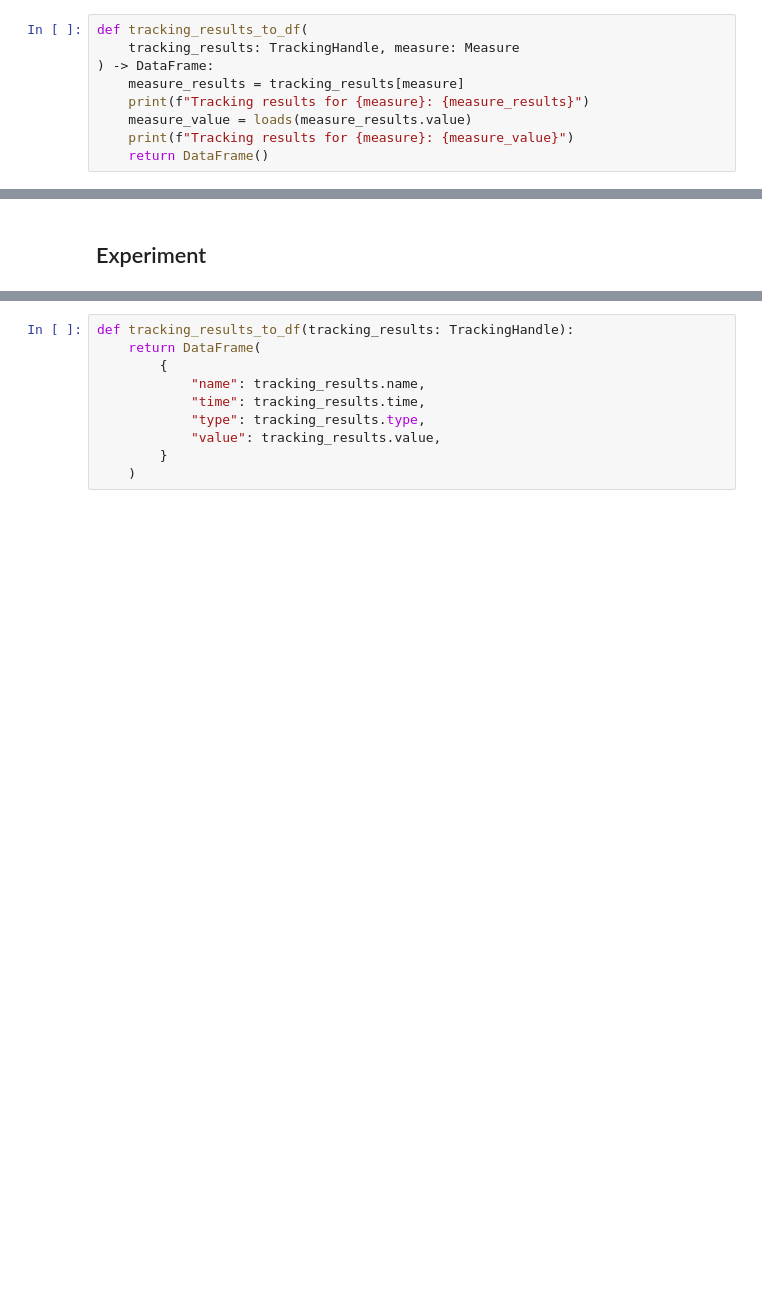
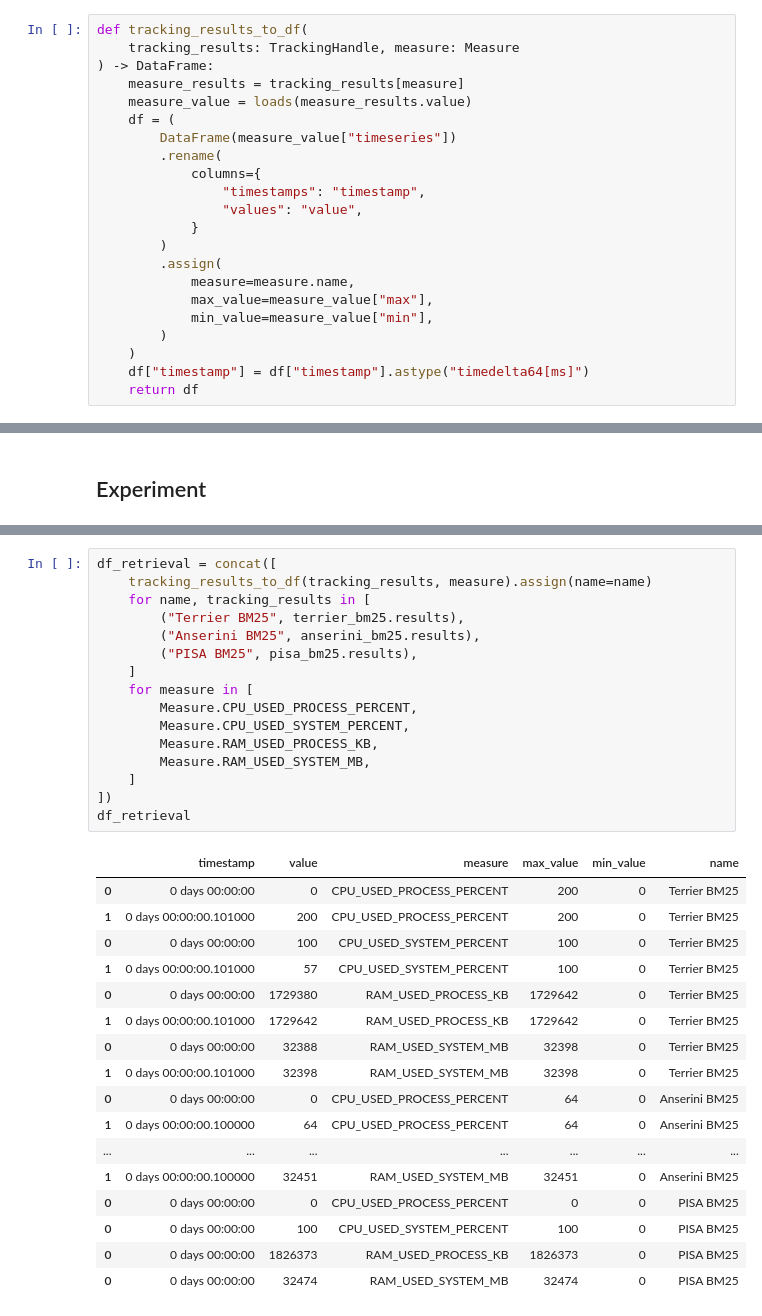
Before and after one commit to tira-io/tirex-tracker, a Jupyter notebook: python/examples/example-terrier-anserini-pisa.ipynb, the cells around one changed output, grey strips where cells are left out. Drawn from its saved outputs; the diff is of its cells as text; blank space fills up the shorter version.

```diff
--- a/python/examples/example-terrier-anserini-pisa.ipynb
+++ b/python/examples/example-terrier-anserini-pisa.ipynb
@@ -81,9 +169,22 @@ def tracking_results_to_df(
     tracking_results: TrackingHandle, measure: Measure
 ) -> DataFrame:
     measure_results = tracking_results[measure]
-    print(f"Tracking results for {measure}: {measure_results}")
     measure_value = loads(measure_results.value)
-    print(f"Tracking results for {measure}: {measure_value}")
-    return DataFrame()
+    df = (
+        DataFrame(measure_value["timeseries"])
+        .rename(
+            columns={
+                "timestamps": "timestamp",
+                "values": "value",
+            }
+        )
+        .assign(
+            measure=measure.name,
+            max_value=measure_value["max"],
+            min_value=measure_value["min"],
+        )
+    )
+    df["timestamp"] = df["timestamp"].astype("timedelta64[ms]")
+    return df
 # %%
 df_indexing = concat([
@@ -131,10 +271,34 @@ results
-# %%
-def tracking_results_to_df(tracking_results: TrackingHandle):
-    return DataFrame(
-        {
-            "name": tracking_results.name,
-            "time": tracking_results.time,
-            "type": tracking_results.type,
-            "value": tracking_results.value,
-        }
-    )
+# %%
+df_retrieval = concat([
+    tracking_results_to_df(tracking_results, measure).assign(name=name)
+    for name, tracking_results in [
+        ("Terrier BM25", terrier_bm25.results),
+        ("Anserini BM25", anserini_bm25.results),
+        ("PISA BM25", pisa_bm25.results),
+    ]
+    for measure in [
+        Measure.CPU_USED_PROCESS_PERCENT,
+        Measure.CPU_USED_SYSTEM_PERCENT,
+        Measure.RAM_USED_PROCESS_KB,
+        Measure.RAM_USED_SYSTEM_MB,
+    ]
+])
+df_retrieval
+# %% [output]
+|  | timestamp | value | measure | max_value | min_value | name |
+| 0 | 0 days 00:00:00 | 0 | CPU_USED_PROCESS_PERCENT | 200 | 0 | Terrier BM25 |
+| 1 | 0 days 00:00:00.101000 | 200 | CPU_USED_PROCESS_PERCENT | 200 | 0 | Terrier BM25 |
+| 0 | 0 days 00:00:00 | 100 | CPU_USED_SYSTEM_PERCENT | 100 | 0 | Terrier BM25 |
+| 1 | 0 days 00:00:00.101000 | 57 | CPU_USED_SYSTEM_PERCENT | 100 | 0 | Terrier BM25 |
+| 0 | 0 days 00:00:00 | 1729380 | RAM_USED_PROCESS_KB | 1729642 | 0 | Terrier BM25 |
+| 1 | 0 days 00:00:00.101000 | 1729642 | RAM_USED_PROCESS_KB | 1729642 | 0 | Terrier BM25 |
+| 0 | 0 days 00:00:00 | 32388 | RAM_USED_SYSTEM_MB | 32398 | 0 | Terrier BM25 |
+| 1 | 0 days 00:00:00.101000 | 32398 | RAM_USED_SYSTEM_MB | 32398 | 0 | Terrier BM25 |
+| 0 | 0 days 00:00:00 | 0 | CPU_USED_PROCESS_PERCENT | 64 | 0 | Anserini BM25 |
+| 1 | 0 days 00:00:00.100000 | 64 | CPU_USED_PROCESS_PERCENT | 64 | 0 | Anserini BM25 |
+| ... | ... | ... | ... | ... | ... | ... |
+| 1 | 0 days 00:00:00.100000 | 32451 | RAM_USED_SYSTEM_MB | 32451 | 0 | Anserini BM25 |
+| 0 | 0 days 00:00:00 | 0 | CPU_USED_PROCESS_PERCENT | 0 | 0 | PISA BM25 |
+| 0 | 0 days 00:00:00 | 100 | CPU_USED_SYSTEM_PERCENT | 100 | 0 | PISA BM25 |
+| 0 | 0 days 00:00:00 | 1826373 | RAM_USED_PROCESS_KB | 1826373 | 0 | PISA BM25 |
+| 0 | 0 days 00:00:00 | 32474 | RAM_USED_SYSTEM_MB | 32474 | 0 | PISA BM25 |
```
Also changed, not shown: parts of 12 cells of this notebook.
